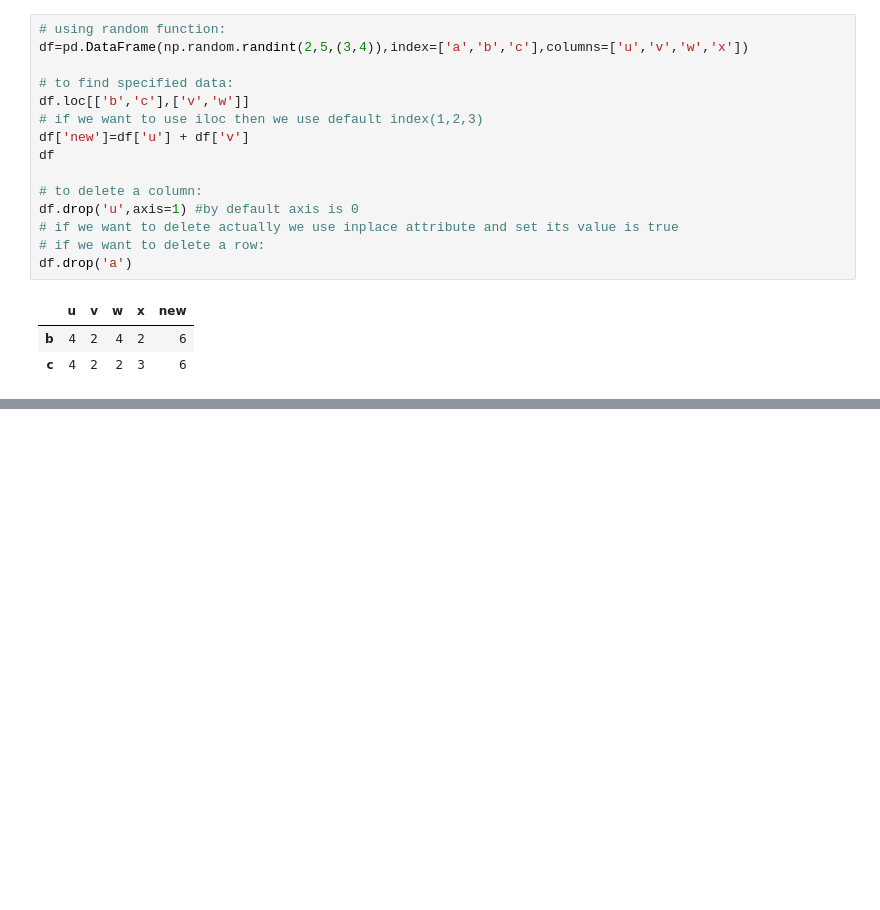
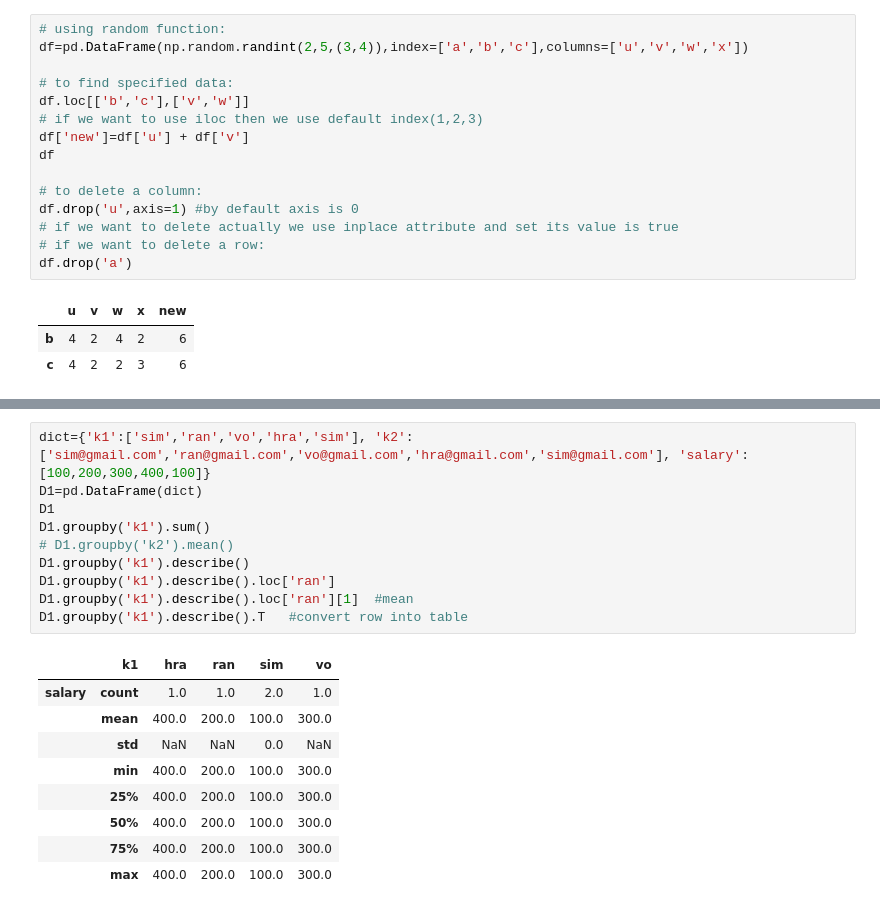
Before and after one commit to simran417/Data-Science, a Jupyter notebook: pandas/lec2.ipynb, the cells around one changed output, grey strips where cells are left out. Cells and saved outputs as stored; diff of their text form; blank space fills up the shorter version.

```diff
--- a/pandas/lec2.ipynb
+++ b/pandas/lec2.ipynb
@@ -164,0 +209,20 @@ df.drop('a')
+# %%
+dict={'k1':['sim','ran','vo','hra','sim'], 'k2':['sim@gmail.com','ran@gmail.com','vo@gmail.com','hra@gmail.com','sim@gmail.com'], 'salary':[100,200,300,400,100]}
+D1=pd.DataFrame(dict)
+D1
+D1.groupby('k1').sum()
+# D1.groupby('k2').mean()
+D1.groupby('k1').describe()
+D1.groupby('k1').describe().loc['ran']
+D1.groupby('k1').describe().loc['ran'][1]  #mean
+D1.groupby('k1').describe().T   #convert row into table
+# %% [output]
+|  | k1 | hra | ran | sim | vo |
+| salary | count | 1.0 | 1.0 | 2.0 | 1.0 |
+|  | mean | 400.0 | 200.0 | 100.0 | 300.0 |
+|  | std | NaN | NaN | 0.0 | NaN |
+|  | min | 400.0 | 200.0 | 100.0 | 300.0 |
+|  | 25% | 400.0 | 200.0 | 100.0 | 300.0 |
+|  | 50% | 400.0 | 200.0 | 100.0 | 300.0 |
+|  | 75% | 400.0 | 200.0 | 100.0 | 300.0 |
+|  | max | 400.0 | 200.0 | 100.0 | 300.0 |
```
Also changed, not shown: parts of 14 cells of this notebook.
